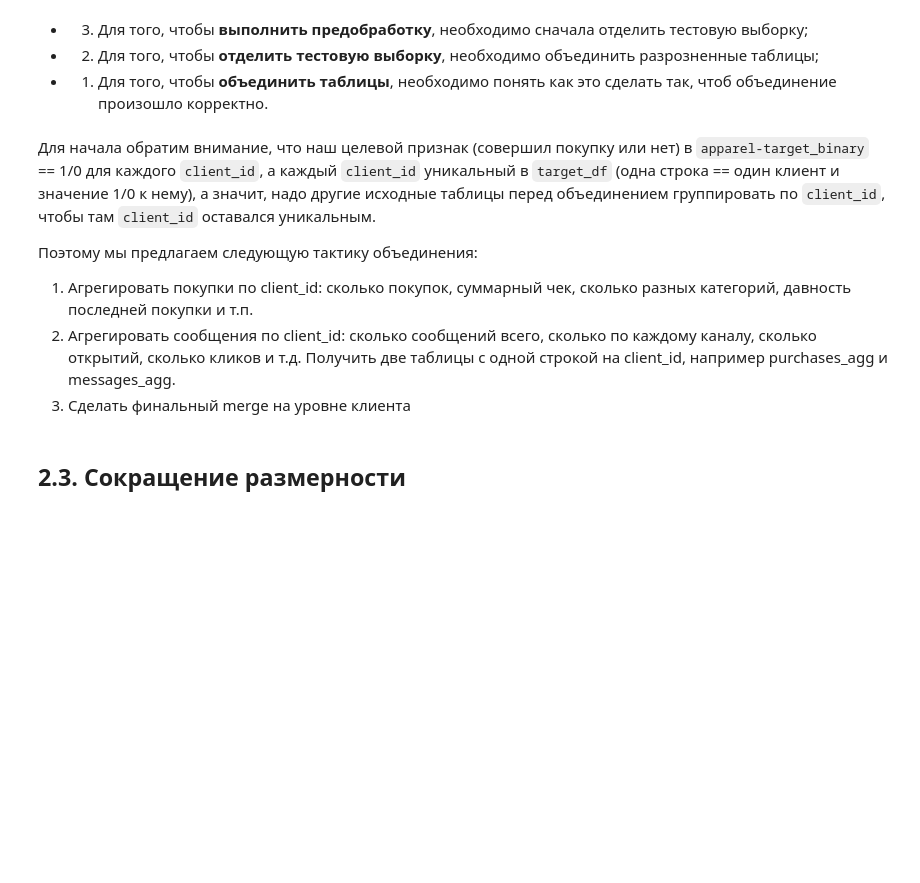
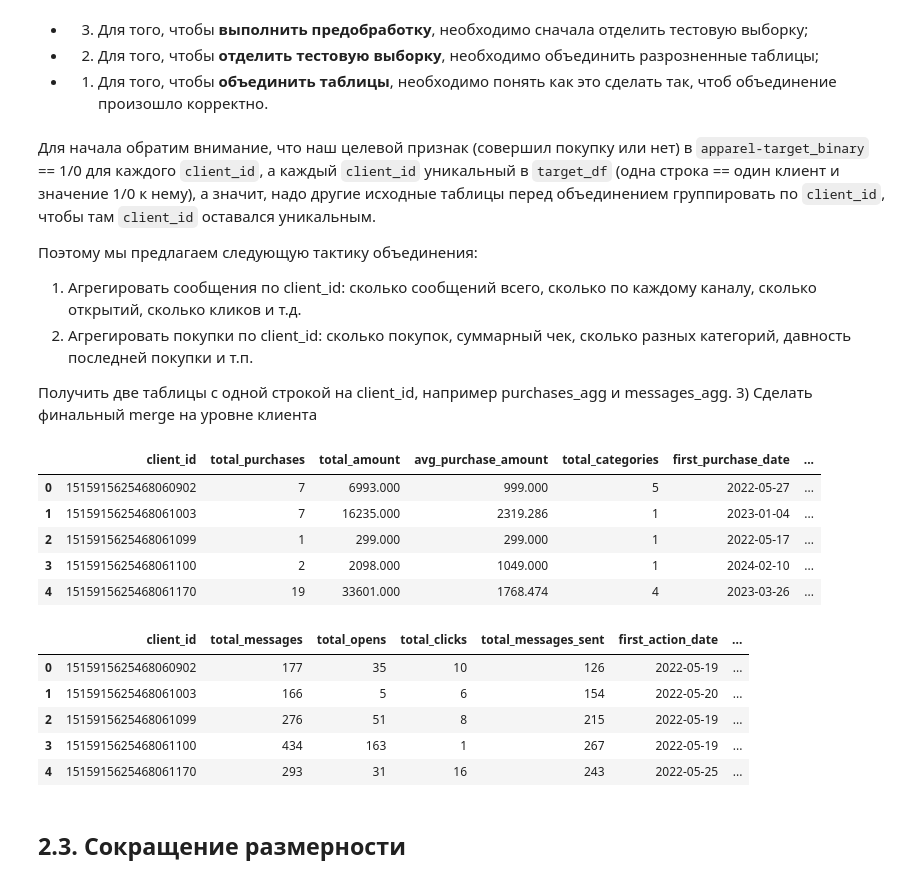
Before and after one commit to azarovdimka/Data_Science, a Jupyter notebook: Machine_Learning/Маркетинг/Маркетинг.ipynb, the cells around one changed output. Saved outputs shown, nothing was run; the diff lists cells and outputs as text; code cells hidden in the pictures; blank space fills up the shorter version.

```diff
--- a/Machine_Learning/Маркетинг/Маркетинг.ipynb
+++ b/Machine_Learning/Маркетинг/Маркетинг.ipynb
@@ -203,21 +228,65 @@ for df in df_list:
 Для начала обратим внимание, что наш целевой признак (совершил покупку или нет) в `apparel-target_binary` == 1/0 для каждого `client_id`, а каждый `client_id` уникальный в `target_df` (одна строка == один клиент и значение 1/0 к нему), а значит, надо другие исходные таблицы перед объединением группировать по `client_id`, чтобы там `client_id` оставался уникальным.
 
 Поэтому мы предлагаем следующую тактику объединения:
-1) Агрегировать покупки по client_id: сколько покупок, суммарный чек, сколько разных категорий, давность последней покупки и т.п.
-2) Агрегировать сообщения по client_id: сколько сообщений всего, сколько по каждому каналу, сколько открытий, сколько кликов и т.д.
+1) Агрегировать сообщения по client_id: сколько сообщений всего, сколько по каждому каналу, сколько открытий, сколько кликов и т.д.
+2) Агрегировать покупки по client_id: сколько покупок, суммарный чек, сколько разных категорий, давность последней покупки и т.п.
+
 Получить две таблицы с одной строкой на client_id, например purchases_agg и messages_agg.
 3) Сделать финальный merge на уровне клиента
 # %%
-purchases_agg = purchases_df.groupby('client_id').agg(
-    total_purchases=('quantity', 'sum'),
-    total_amount=('price', 'sum'),
-    total_categories=('category_ids', 'nunique'),
-    last_purchase_date=('date', 'max')
-).reset_index()
-
 messages_agg = messages_df.groupby('client_id').agg(
     total_messages=('message_id', 'count'),
     total_opens=('event', lambda x: (x == 'open').sum()),
     total_clicks=('event', lambda x: (x == 'click').sum()),
-    total_purchases=('event', lambda x: (x == 'purchase').sum())
+    total_messages_sent=('event', lambda x: (x == 'send').sum()),
+    total_purchases=('event', lambda x: (x == 'purchase').sum()),
+
+    first_action_date=('date', 'min'),
+    last_action_date=('date', 'max'),
+
+    first_send_date=('date', lambda x: (x == 'send').min()),
+    first_purchase_date=('date', lambda x: (x == 'purchase').min()),
+    first_click_date=('date', lambda x: (x == 'click').min()),
+    first_open_date=('date', lambda x: (x == 'open').min()),
+    first_unsubscribe_date=('date', lambda x: (x == 'unsubscribe').min()),
+    first_hbq_spam_date=('date', lambda x: (x == 'hbq_spam').min()),
+    first_complain_date=('date', lambda x: (x == 'complain').min()),
+
+
+    last_purchase_date=('date', lambda x: (x == 'purchase').max()),
+    last_click_date=('date', lambda x: (x == 'click').max()),
+    last_open_date=('date', lambda x: (x == 'open').max()),
+    last_send_date=('date', lambda x: (x == 'send').max()),
+    last_unsubscribe_date=('date', lambda x: (x == 'unsubscribe').max()),
+    last_hbq_spam_date=('date', lambda x: (x == 'hbq_spam').max()),
+    last_complain_date=('date', lambda x: (x == 'complain').max()),
+
 ).reset_index()
+
+purchases_agg = purchases_df.groupby('client_id').agg(
+    total_purchases=('quantity', 'sum'),
+    total_amount=('price', 'sum'),
+    avg_purchase_amount=('price', 'mean'),
+    total_categories=('category_ids', 'nunique'),
+    first_purchase_date=('date', 'min'),
+    last_purchase_date=('date', 'max')
+).reset_index()
+
+
+
+
+display(purchases_agg.head())
+display(messages_agg.head())
+# %% [output]
+|  | client_id | total_purchases | total_amount | avg_purchase_amount | total_categories | first_purchase_date | ... |
+| 0 | 1515915625468060902 | 7 | 6993.000 | 999.000 | 5 | 2022-05-27 | ... |
+| 1 | 1515915625468061003 | 7 | 16235.000 | 2319.286 | 1 | 2023-01-04 | ... |
+| 2 | 1515915625468061099 | 1 | 299.000 | 299.000 | 1 | 2022-05-17 | ... |
+| 3 | 1515915625468061100 | 2 | 2098.000 | 1049.000 | 1 | 2024-02-10 | ... |
+| 4 | 1515915625468061170 | 19 | 33601.000 | 1768.474 | 4 | 2023-03-26 | ... |
+|  | client_id | total_messages | total_opens | total_clicks | total_messages_sent | first_action_date | ... |
+| 0 | 1515915625468060902 | 177 | 35 | 10 | 126 | 2022-05-19 | ... |
+| 1 | 1515915625468061003 | 166 | 5 | 6 | 154 | 2022-05-20 | ... |
+| 2 | 1515915625468061099 | 276 | 51 | 8 | 215 | 2022-05-19 | ... |
+| 3 | 1515915625468061100 | 434 | 163 | 1 | 267 | 2022-05-19 | ... |
+| 4 | 1515915625468061170 | 293 | 31 | 16 | 243 | 2022-05-25 | ... |
```
Also changed, not shown: parts of 2 cells of this notebook.
